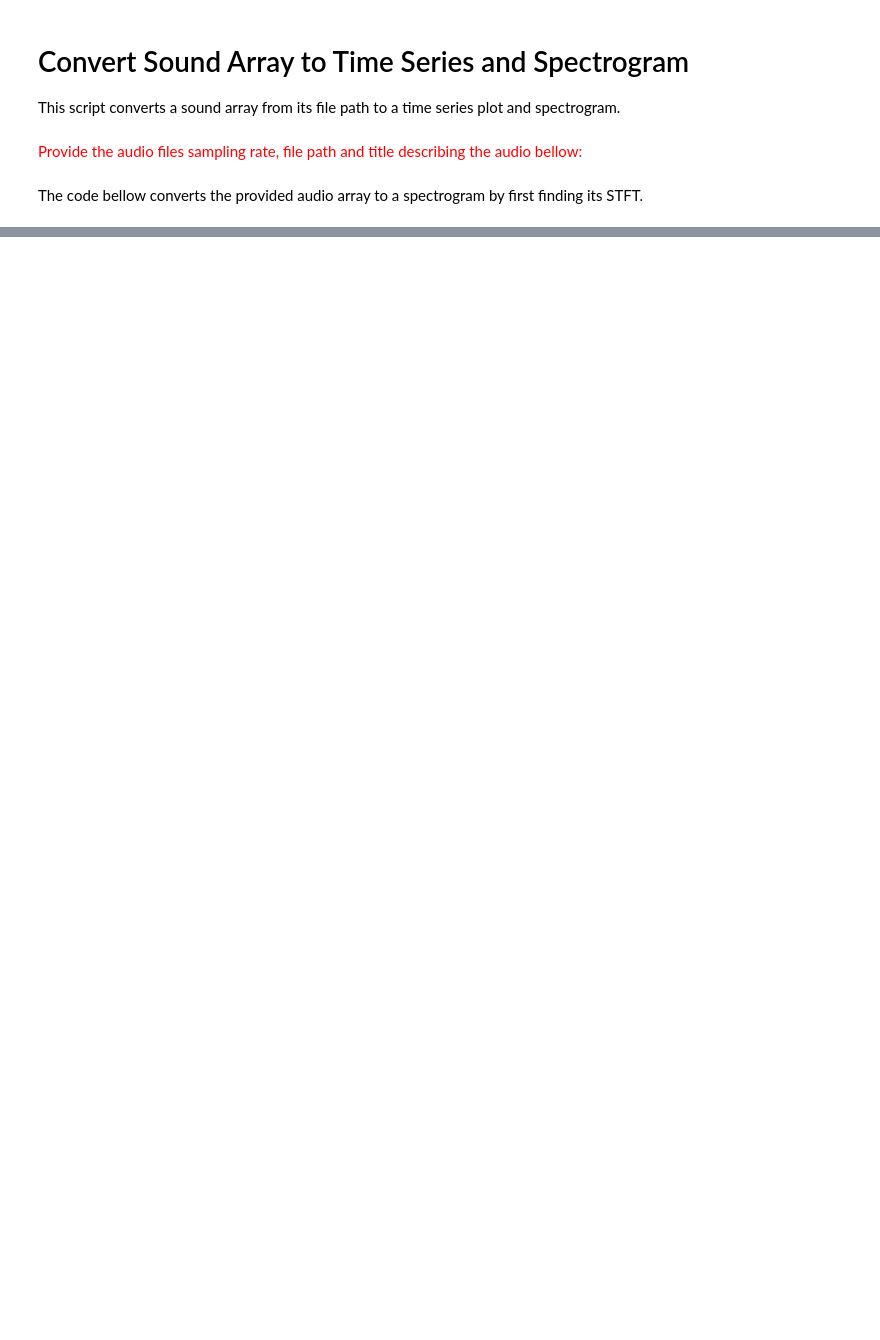
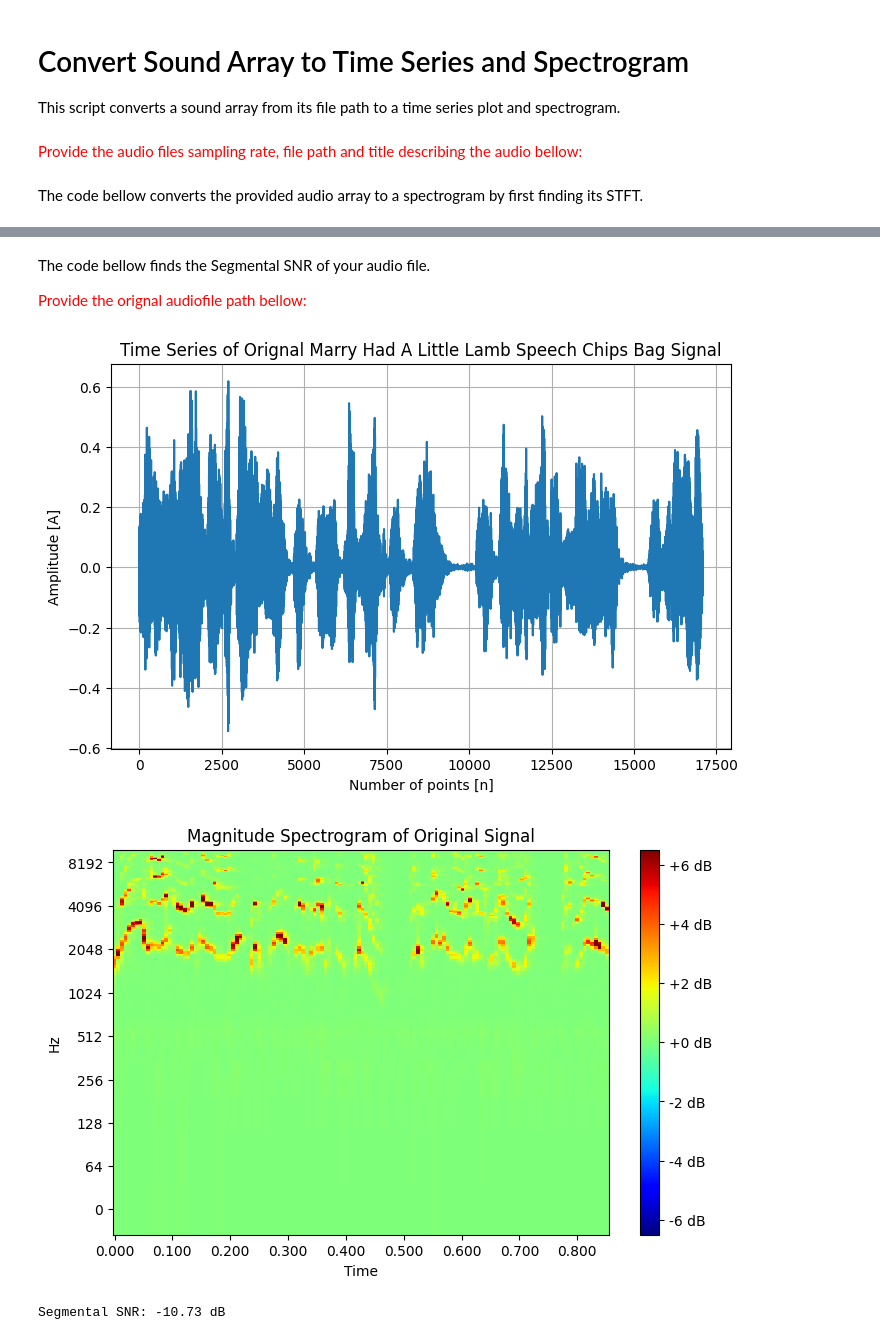
Before and after one commit to omkarpatil06/event_based_visual_microphone, a Jupyter notebook: utilities/scripts/spectrogram.ipynb, the cells around one changed output, grey strips where cells are left out. Saved outputs shown, nothing was run; the diff lists cells and outputs as text; code cells hidden in the pictures; blank space fills up the shorter version.

```diff
--- a/utilities/scripts/spectrogram.ipynb
+++ b/utilities/scripts/spectrogram.ipynb
@@ -25,0 +27,21 @@ utility.show_spectrogram(audio, audio_samplerate, n_fft, hop_length, audio_signa
+# %% [markdown]
+The code bellow finds the Segmental SNR of your audio file.
+
+<span style="color:red"> Provide the orignal audiofile path bellow: </span>
+# %%
+orignal_path = '/Volumes/Omkar 5T/dataset/audio_dataset/davis_speech.wav'
+# %%
+import librosa
+
+n_fft = 256
+hop_length = 128
+orig_audio, _ = sf.read(orignal_path)
+orig_audio = librosa.resample(orig_audio, orig_sr=44100, target_sr=2200)
+orig_audio = orig_audio[:-2400]
+utility.show_signal(orig_audio, 'Orignal Marry Had A Little Lamb Speech Chips Bag')
+utility.show_spectrogram(orig_audio, audio_samplerate, n_fft, hop_length, 'Original')
+utility.segmental_snr(orig_audio, audio)
+# %% [output]
+[figure, added]
+[figure, added]
+Segmental SNR: -10.73 dB
```
Also changed, not shown: parts of 2 cells of this notebook, 17 other files.
